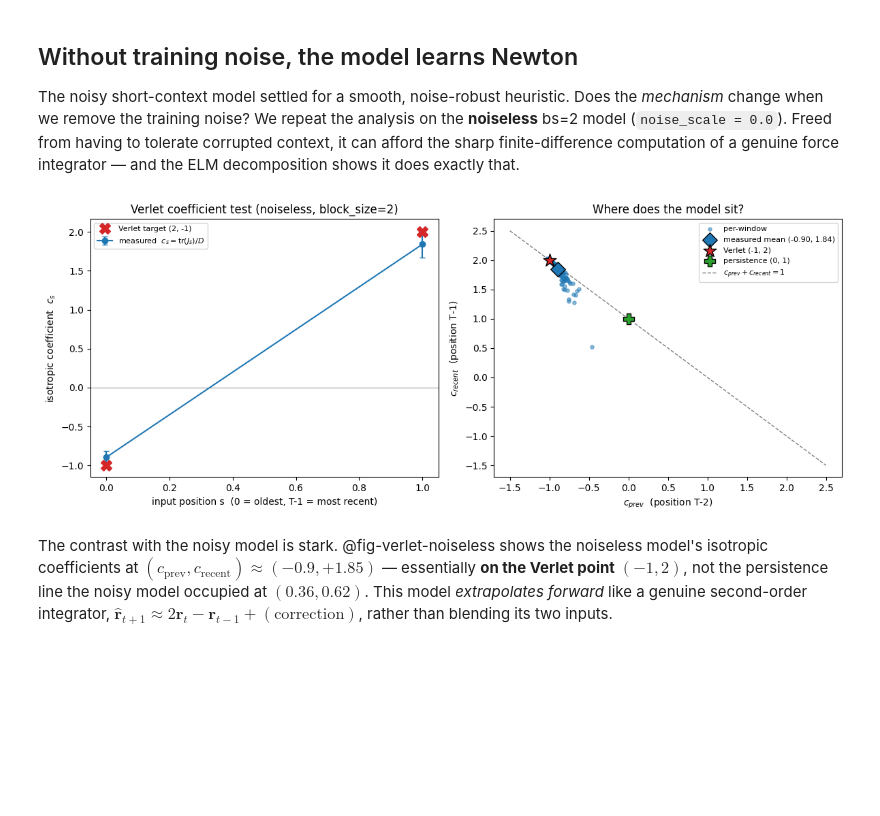
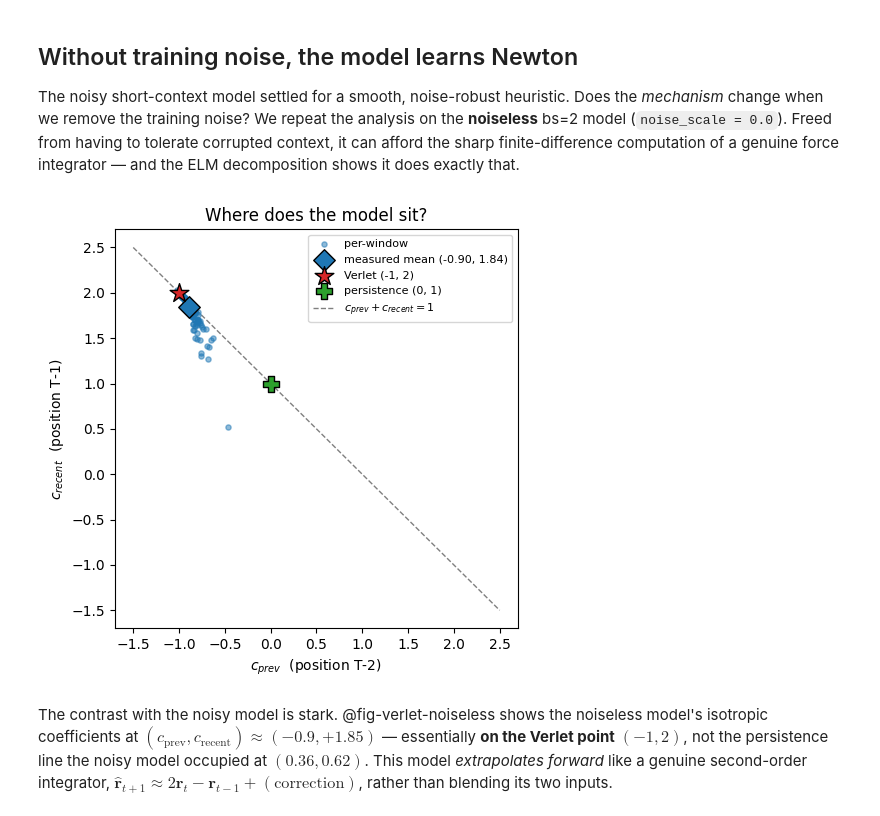
Before and after one commit to Arcadia-Science/world-model-orbits, a Jupyter notebook: index.ipynb, the cells around one changed output. Cells and saved outputs as stored; diff of their text form; code cells hidden in the pictures; blank space fills up the shorter version.

```diff
--- a/index.ipynb
+++ b/index.ipynb
@@ -431,42 +431,35 @@ with contextlib.redirect_stdout(io.StringIO()):
     model_noiseless, _ = load_from_checkpoint(CKPT_BS2_NL, device='cpu'); model_noiseless.eval()
     all_blocks, coeffs, recon_err_max = NT.collect(model_noiseless, BLOCK_SIZE, N_WINDOWS, seed=SEED, offset=OFFSET)
 T = coeffs.shape[1]; D = all_blocks.shape[-1]
-# %%
-#| label: fig-verlet-noiseless
-#| fig-cap: "Isotropic Jacobian coefficients of the noiseless bs=2 model. Unlike the noisy model, the measured mean (c_prev, c_recent) ~ (-0.9, 1.85) sits essentially on the Verlet point (-1, 2): the noiseless model is a second-order (Verlet) integrator."
-#| code-fold: true
-positions = np.arange(T)
-c_mean, c_std = coeffs.mean(0), coeffs.std(0)
-
-target = np.zeros(T); target[T-1] = 2.0; target[T-2] = -1.0
-
-fig, axes = plt.subplots(1, 2, figsize=(12, 4.8))
-
-ax = axes[0]
-ax.axhline(0, color='gray', lw=0.7)
-ax.errorbar(positions, c_mean, yerr=c_std, fmt='-o', color='tab:blue', capsize=3,
-            label=r'measured  $c_s=\mathrm{tr}(J_s)/D$')
-ax.plot(positions, target, 'X', color='tab:red', ms=12, label='Verlet target (2, -1)')
-ax.set_xlabel('input position s  (0 = oldest, T-1 = most recent)')
-ax.set_ylabel(r'isotropic coefficient  $c_s$')
-ax.set_title(f'Verlet coefficient test (noiseless, block_size={BLOCK_SIZE})'); ax.legend(fontsize=8)
-
-ax = axes[1]
-c_prev, c_recent = coeffs[:, T-2], coeffs[:, T-1]
-ax.scatter(c_prev, c_recent, s=14, alpha=0.5, color='tab:blue', label='per-window', zorder=2)
-ax.scatter([c_prev.mean()], [c_recent.mean()], s=120, marker='D', color='tab:blue', edgecolor='k',
-           label=f'measured mean ({c_prev.mean():.2f}, {c_recent.mean():.2f})', zorder=4)
-ax.scatter([-1], [2], s=200, marker='*', color='tab:red', edgecolor='k', label='Verlet (-1, 2)', zorder=5)
-ax.scatter([0], [1], s=120, marker='P', color='tab:green', edgecolor='k', label='persistence (0, 1)', zorder=4)
-lo = min(-1.5, float(c_prev.min())); hi = max(2.5, float(c_recent.max()))
-xs = np.linspace(lo, hi, 50)
-ax.plot(xs, 1 - xs, ls='--', color='gray', lw=1, label=r'$c_{prev}+c_{recent}=1$', zorder=1)
-ax.set_xlabel(r'$c_{prev}$  (position T-2)'); ax.set_ylabel(r'$c_{recent}$  (position T-1)')
-ax.set_title('Where does the model sit?'); ax.legend(fontsize=8, loc='best')
-
-fig.tight_layout(); plt.show()
-# %% [output]
-[figure, removed]
+# %%
+#| label: fig-verlet-noiseless
+#| fig-cap: "Isotropic Jacobian coefficients of the noiseless bs=2 model in (c_prev, c_recent) space (c_s = tr(J_s)/D). Unlike the noisy model, the per-window points and their mean (~ -0.9, +1.85) sit essentially on the Verlet point (-1, 2) rather than the persistence line - the noiseless model extrapolates forward like a genuine second-order (Verlet) integrator instead of averaging its two inputs."
+#| code-fold: true
+positions = np.arange(T)
+c_mean, c_std = coeffs.mean(0), coeffs.std(0)
+
+target = np.zeros(T); target[T-1] = 2.0; target[T-2] = -1.0
+
+fig, ax = plt.subplots(figsize=(5, 5))
+
+c_prev, c_recent = coeffs[:, T-2], coeffs[:, T-1]
+ax.scatter(c_prev, c_recent, s=14, alpha=0.5, color='tab:blue', label='per-window', zorder=2)
+ax.scatter([c_prev.mean()], [c_recent.mean()], s=120, marker='D', color='tab:blue', edgecolor='k',
+           label=f'measured mean ({c_prev.mean():.2f}, {c_recent.mean():.2f})', zorder=4)
+ax.scatter([-1], [2], s=200, marker='*', color='tab:red', edgecolor='k', label='Verlet (-1, 2)', zorder=5)
+ax.scatter([0], [1], s=120, marker='P', color='tab:green', edgecolor='k', label='persistence (0, 1)', zorder=4)
+lo = min(-1.5, float(c_prev.min())); hi = max(2.5, float(c_recent.max()))
+xs = np.linspace(lo, hi, 50)
+ax.plot(xs, 1 - xs, ls='--', color='gray', lw=1, label=r'$c_{prev}+c_{recent}=1$', zorder=1)
+ax.set_xlabel(r'$c_{prev}$  (position T-2)')
+ax.set_ylabel(r'$c_{recent}$  (position T-1)')
+ax.set_title('Where does the model sit?')
+ax.legend(fontsize=8, loc='best')
+
+fig.tight_layout()
+plt.show()
+# %% [output]
+[figure, added]
 # %% [markdown]
 The contrast with the noisy model is stark. @fig-verlet-noiseless shows the noiseless model's isotropic coefficients at $(c_{\text{prev}}, c_{\text{recent}}) \approx (-0.9, +1.85)$ — essentially **on the Verlet point** $(-1, 2)$, not the persistence line the noisy model occupied at $(0.36, 0.62)$. This model *extrapolates forward* like a genuine second-order integrator, $\hat{\mathbf r}_{t+1} \approx 2\mathbf r_t - \mathbf r_{t-1} + (\text{correction})$, rather than blending its two inputs.
 # %%
```
Also changed, not shown: parts of 13 cells of this notebook.
